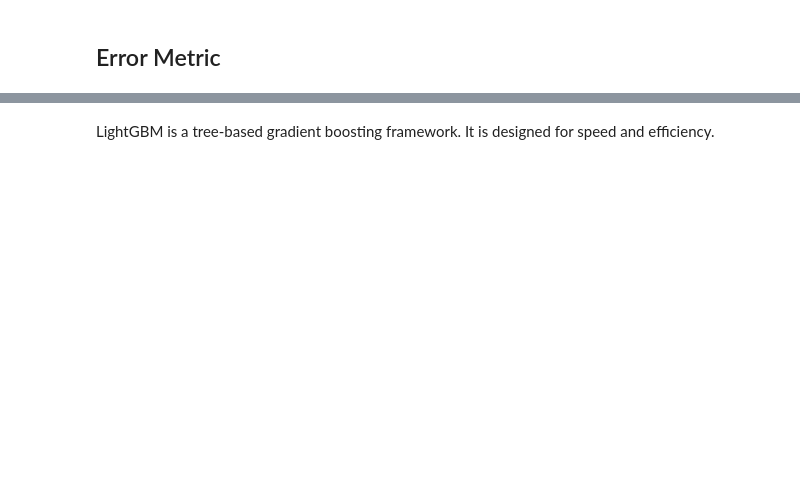
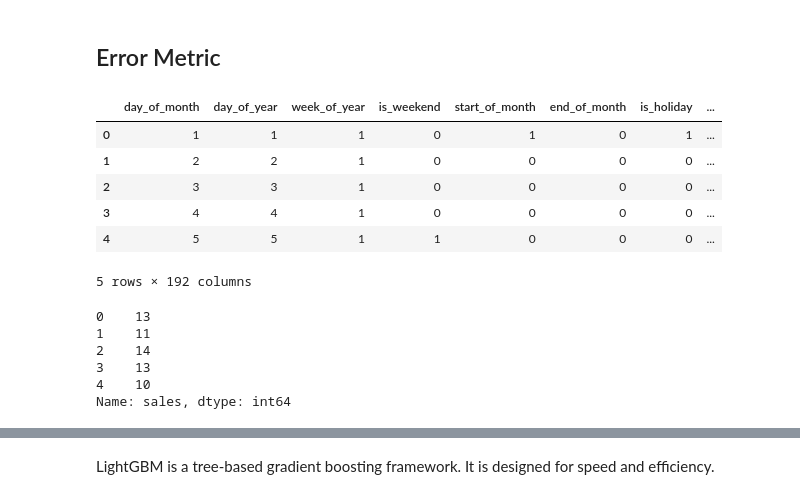
Before and after one commit to zhikaichen99/DemandForecasting, a Jupyter notebook: notebooks/xgboost-forecasting.ipynb, the cells around one changed output, grey strips where cells are left out. Saved outputs shown, nothing was run; the diff lists cells and outputs as text; code cells hidden in the pictures; blank space fills up the shorter version.

```diff
--- a/notebooks/xgboost-forecasting.ipynb
+++ b/notebooks/xgboost-forecasting.ipynb
@@ -189,6 +194,32 @@ df.head()
 # %%
 df = pd.get_dummies(df, columns=['store', 'item', 'day_of_week', 'month'])
 # %%
-df['sales'] = np.log1p(df["sales"].values)
+# df['sales'] = np.log1p(df["sales"].values)
 # %% [markdown]
 ## Error Metric
+# %%
+# columns with no useful information or with information that is already derived will be dropped.
+
+cols = [col for col in df.columns if col not in ['date', 'id', "sales", "year"]]
+# %%
+X = df[cols]
+Y = df['sales']
+# %%
+X.head()
+# %% [output]
+|  | day_of_month | day_of_year | week_of_year | is_weekend | start_of_month | end_of_month | is_holiday | ... |
+| 0 | 1 | 1 | 1 | 0 | 1 | 0 | 1 | ... |
+| 1 | 2 | 2 | 1 | 0 | 0 | 0 | 0 | ... |
+| 2 | 3 | 3 | 1 | 0 | 0 | 0 | 0 | ... |
+| 3 | 4 | 4 | 1 | 0 | 0 | 0 | 0 | ... |
+| 4 | 5 | 5 | 1 | 1 | 0 | 0 | 0 | ... |
+5 rows × 192 columns
+# %%
+Y.head()
+# %% [output]
+0    13
+1    11
+2    14
+3    13
+4    10
+Name: sales, dtype: int64
```
Also changed, not shown: parts of 20 cells of this notebook.
